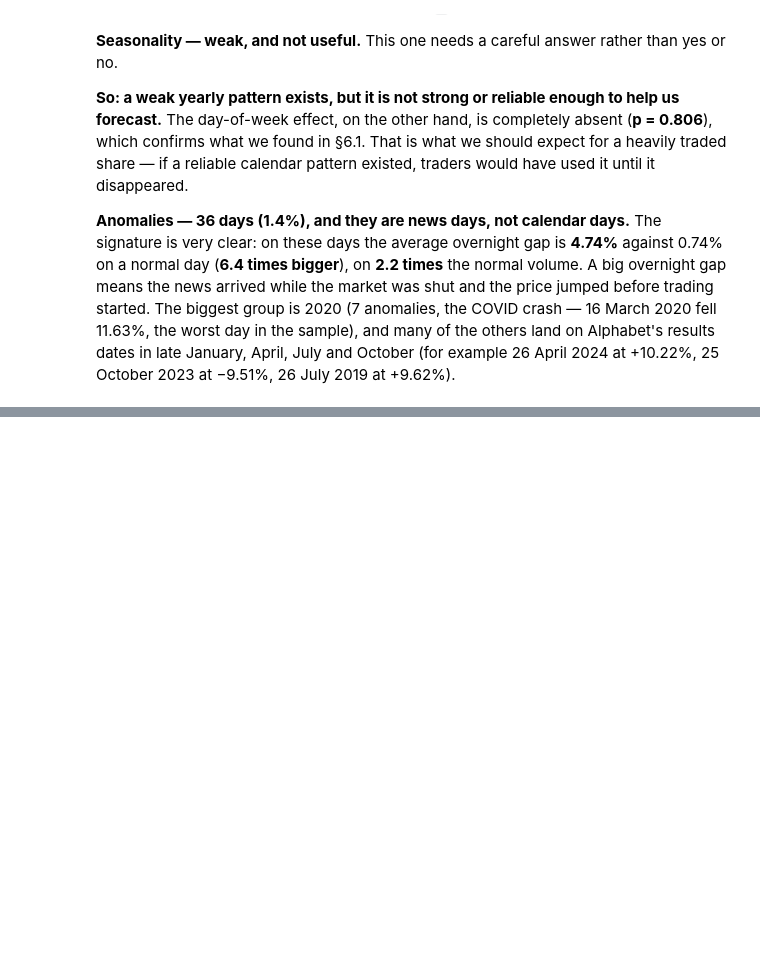
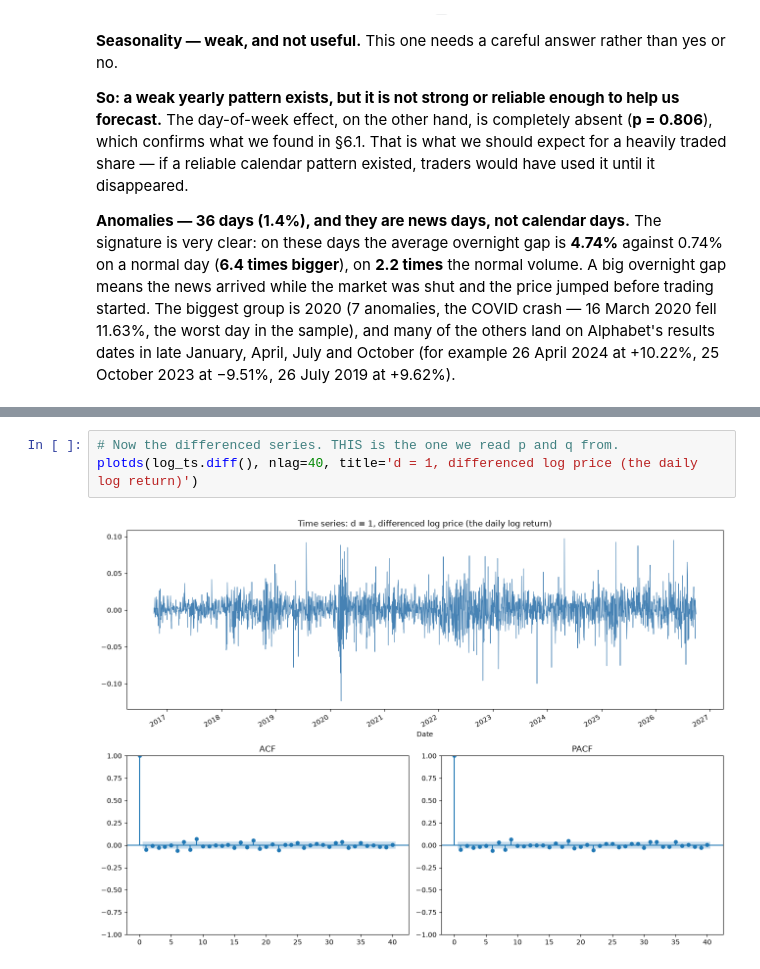
Before and after one commit to zawmoehtike-cct/CA1MLB-2026230, a Jupyter notebook: CA1MLB.ipynb, the cells around one changed output, grey strips where cells are left out. Drawn from its saved outputs; the diff is of its cells as text; blank space fills up the shorter version.

```diff
--- a/CA1MLB.ipynb
+++ b/CA1MLB.ipynb
@@ -1161,0 +1264,5 @@ late January, April, July and October (for example 26 April 2024 at +10.22%, 25
+# %%
+# Now the differenced series. THIS is the one we read p and q from.
+plotds(log_ts.diff(), nlag=40, title='d = 1, differenced log price (the daily log return)')
+# %% [output]
+[figure, added]
```
Also changed, not shown: parts of 11 cells of this notebook.
